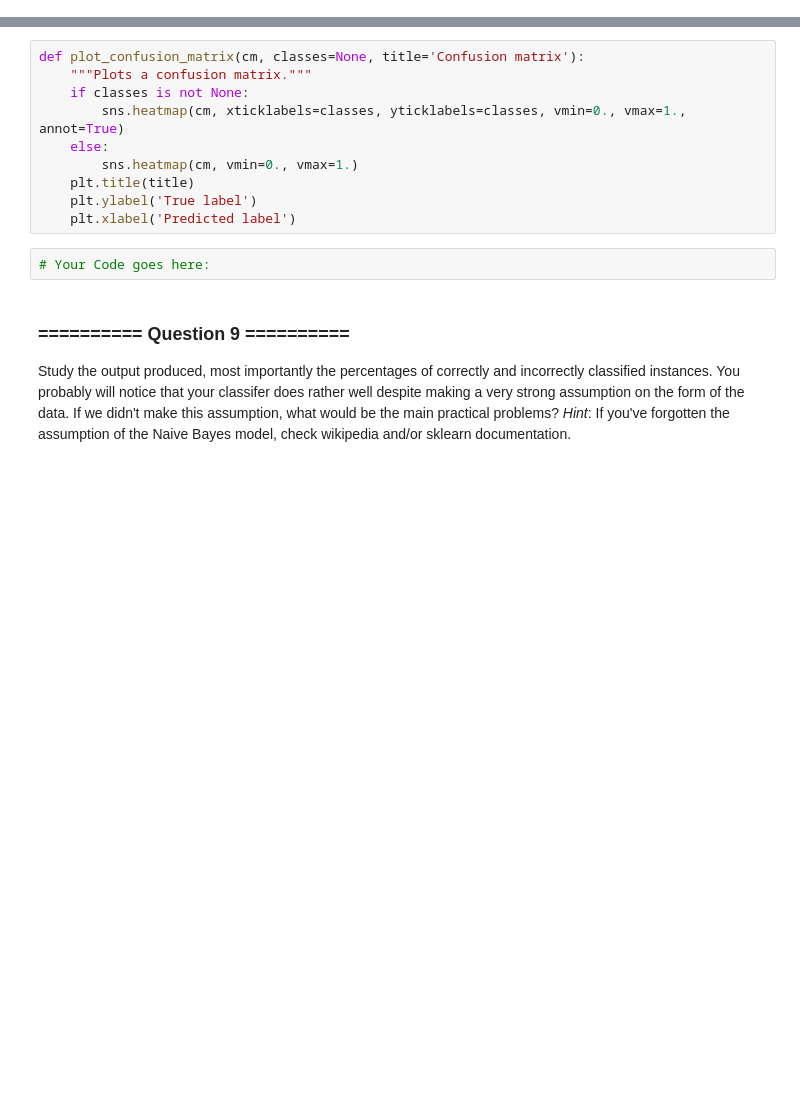
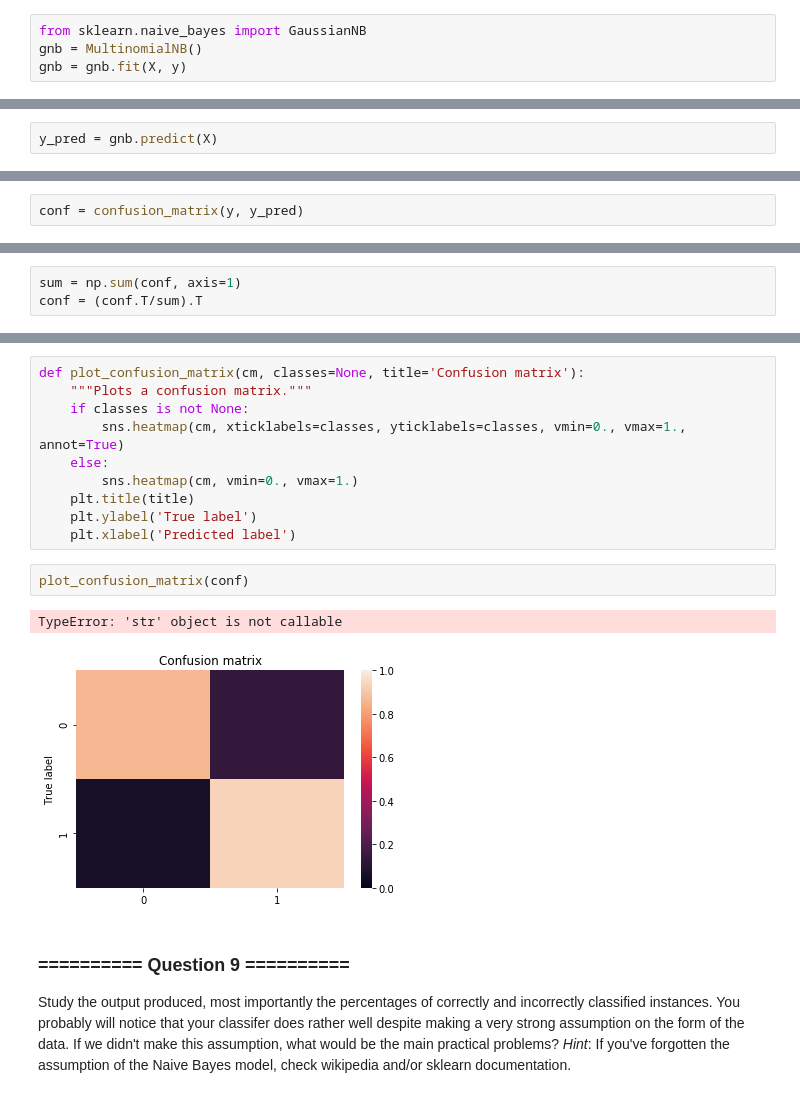
Before and after one commit to anshul28101997/IntroToMachineLearning, a Jupyter notebook: labs/01 - Analysis and Visualisation.ipynb, the cells around one changed output, grey strips where cells are left out. Saved outputs shown, nothing was run; the diff lists cells and outputs as text; blank space fills up the shorter version.

```diff
--- a/labs/01 - Analysis and Visualisation.ipynb
+++ b/labs/01 - Analysis and Visualisation.ipynb
@@ -165,3 +273,7 @@ Now we want to train a Multinomial Naive Bayes classifier. Initialise a `Multino
+# %%
+from sklearn.naive_bayes import GaussianNB
+gnb = MultinomialNB()
+gnb = gnb.fit(X, y)
 # %% [markdown]
 ## Model evaluation
 # %% [markdown]
@@ -183,2 +295,4 @@ Scikit-learn also has a [`confusion_matrix`](http://scikit-learn.org/0.19/module
+# %%
+y_pred = gnb.predict(X)
 # %% [markdown]
 **c)** Compute the classification accuracy on the training data by either using the `accuracy_score` metric or the `score` method of the `MultinomialNB`.
@@ -191,2 +305,4 @@ Scikit-learn also has a [`confusion_matrix`](http://scikit-learn.org/0.19/module
+# %%
+conf = confusion_matrix(y, y_pred)
 # %% [markdown]
 **e)** Normalise the produced confusion matrix by the true class and display the result. In other words, the matrix should show you what proportion of `Ham` emails were predicted as `Ham`/`Spam` and vice versa.
@@ -195,3 +309,6 @@ Scikit-learn also has a [`confusion_matrix`](http://scikit-learn.org/0.19/module
+# %%
+sum = np.sum(conf, axis=1)
+conf = (conf.T/sum).T
 # %% [markdown]
 **f)** By making use of the `plot_confusion_matrix` provided below, visualise the normalised confusion matrix. Plot the appropriate labels on both axes by making use of the `classes` input argument.
 # %%
@@ -204,8 +321,11 @@ def plot_confusion_matrix(cm, classes=None, title='Confusion matrix'):
     plt.title(title)
     plt.ylabel('True label')
     plt.xlabel('Predicted label')
-# %%
-# Your Code goes here:
+# %%
+plot_confusion_matrix(conf)
+# %% [output]
+TypeError: 'str' object is not callable
+[figure, added]
 # %% [markdown]
 ### ========== Question 9 ==========
 
```
Also changed, not shown: parts of 46 cells of this notebook.
